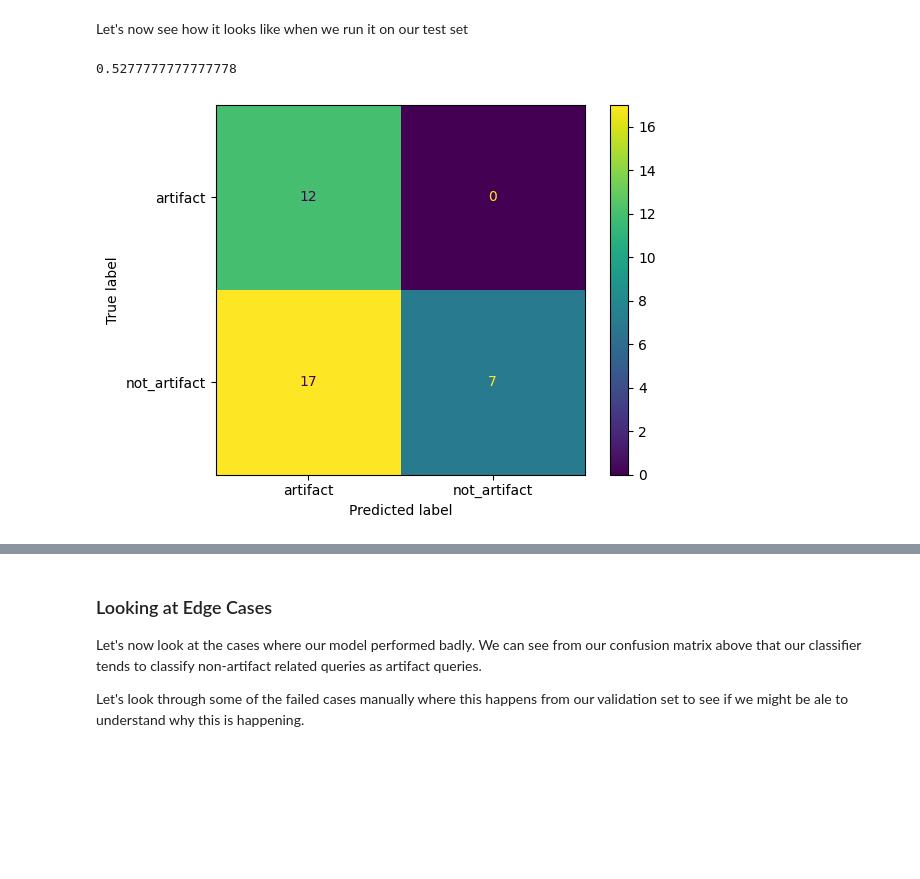
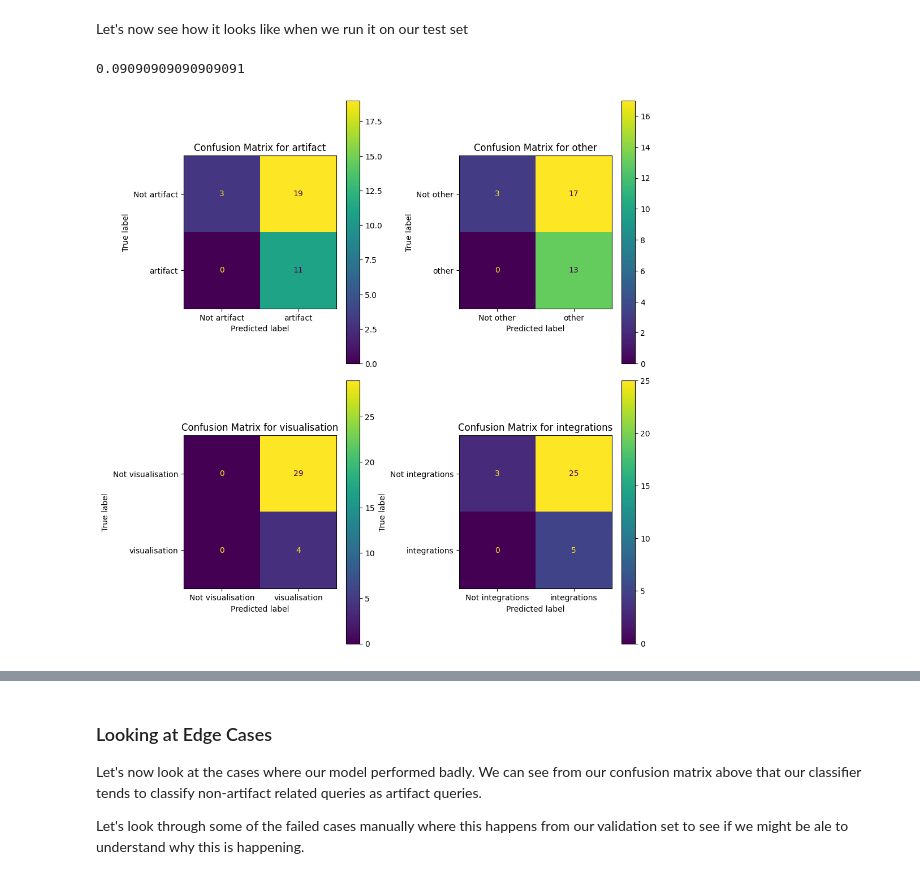
Before and after one commit to 567-labs/how-to-look-at-data, a Jupyter notebook: 3. Classifiers.ipynb, the cells around one changed output, grey strips where cells are left out. Saved outputs shown, nothing was run; the diff lists cells and outputs as text; code cells hidden in the pictures; blank space fills up the shorter version.

```diff
--- a/3. Classifiers.ipynb
+++ b/3. Classifiers.ipynb
@@ -210,17 +284,36 @@ plt.show()
 # %% [markdown]
 Let's now see how it looks like when we run it on our test set
 # %%
-test_predictions = predict_and_evaluate(test_text, test_labels)
+test_predictions = predict_and_evaluate(classifier,test_text, test_labels)
 test_predictions["accuracy"]
 # %% [output]
-0.5277777777777778
+0.09090909090909091
-# %%
-import matplotlib.pyplot as plt
-from sklearn.metrics import ConfusionMatrixDisplay
-
-disp = ConfusionMatrixDisplay(confusion_matrix=test_predictions["confusion_matrix"],
-                             display_labels=['artifact', 'not_artifact'])
-disp.plot()
-plt.show()
-# %% [output]
-[figure, removed]
+# %%
+import matplotlib.pyplot as plt
+import numpy as np
+from sklearn.metrics import multilabel_confusion_matrix, ConfusionMatrixDisplay
+
+# Get unique labels from all possible labels
+unique_labels = ["artifact", "other", "visualisation", "integrations"]
+
+# Convert predictions and true labels to binary matrix format
+y_true = np.array([[1 if label in true_set else 0 for label in unique_labels]
+                   for true_set in test_predictions["labels"]])
+y_pred = np.array([[1 if label in pred_set else 0 for label in unique_labels]
+                   for pred_set in test_predictions["predictions"]])
+
+# Calculate confusion matrix for each label
+conf_matrices = multilabel_confusion_matrix(y_true, y_pred)
+
+# Plot confusion matrix for each label
+fig, axes = plt.subplots(2, 2, figsize=(10, 10))
+for i, (matrix, label) in enumerate(zip(conf_matrices, unique_labels)):
+    ax = axes[i//2, i%2]
+    disp = ConfusionMatrixDisplay(confusion_matrix=matrix, display_labels=[f"Not {label}", label])
+    disp.plot(ax=ax)
+    ax.set_title(f'Confusion Matrix for {label}')
+
+plt.tight_layout()
+plt.show()
+# %% [output]
+[figure, added]
```
Also changed, not shown: parts of 26 cells of this notebook, 1 other file.
